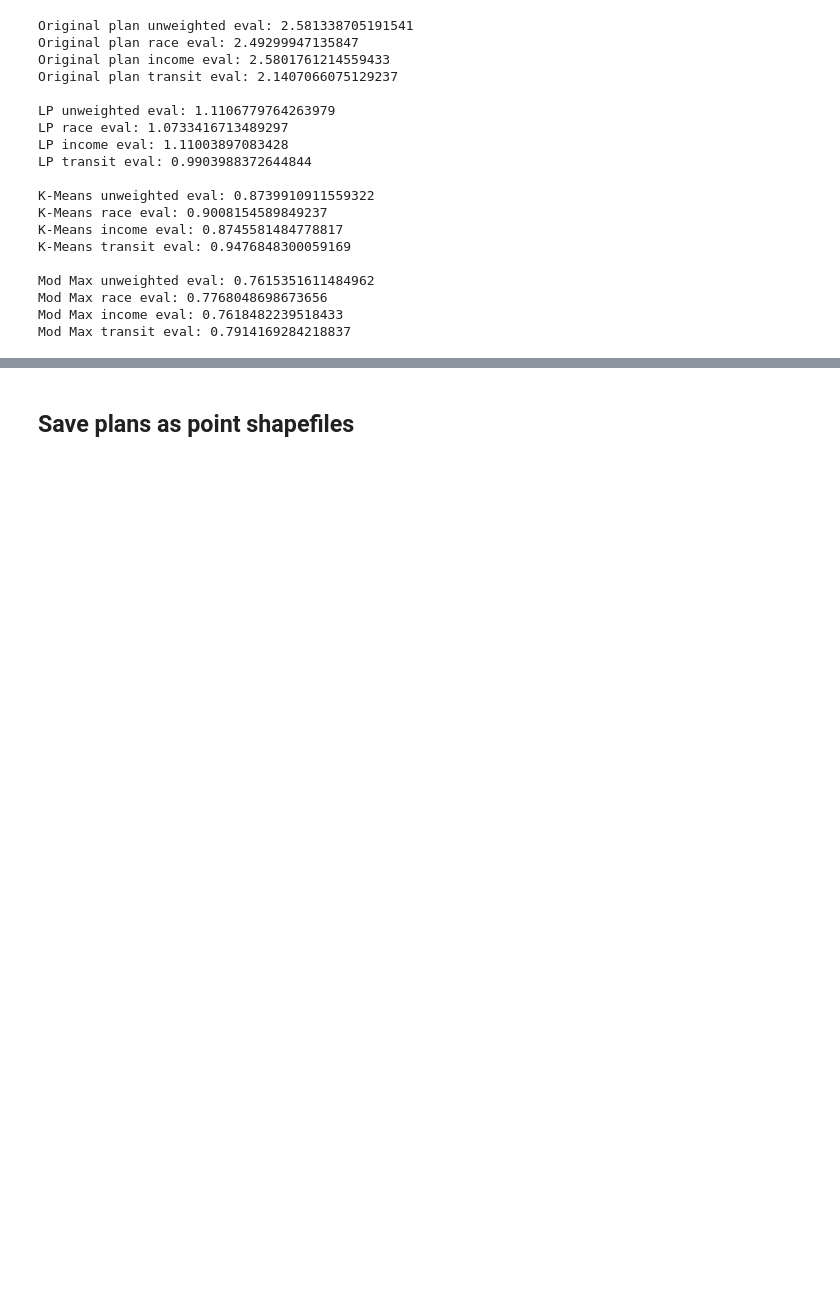
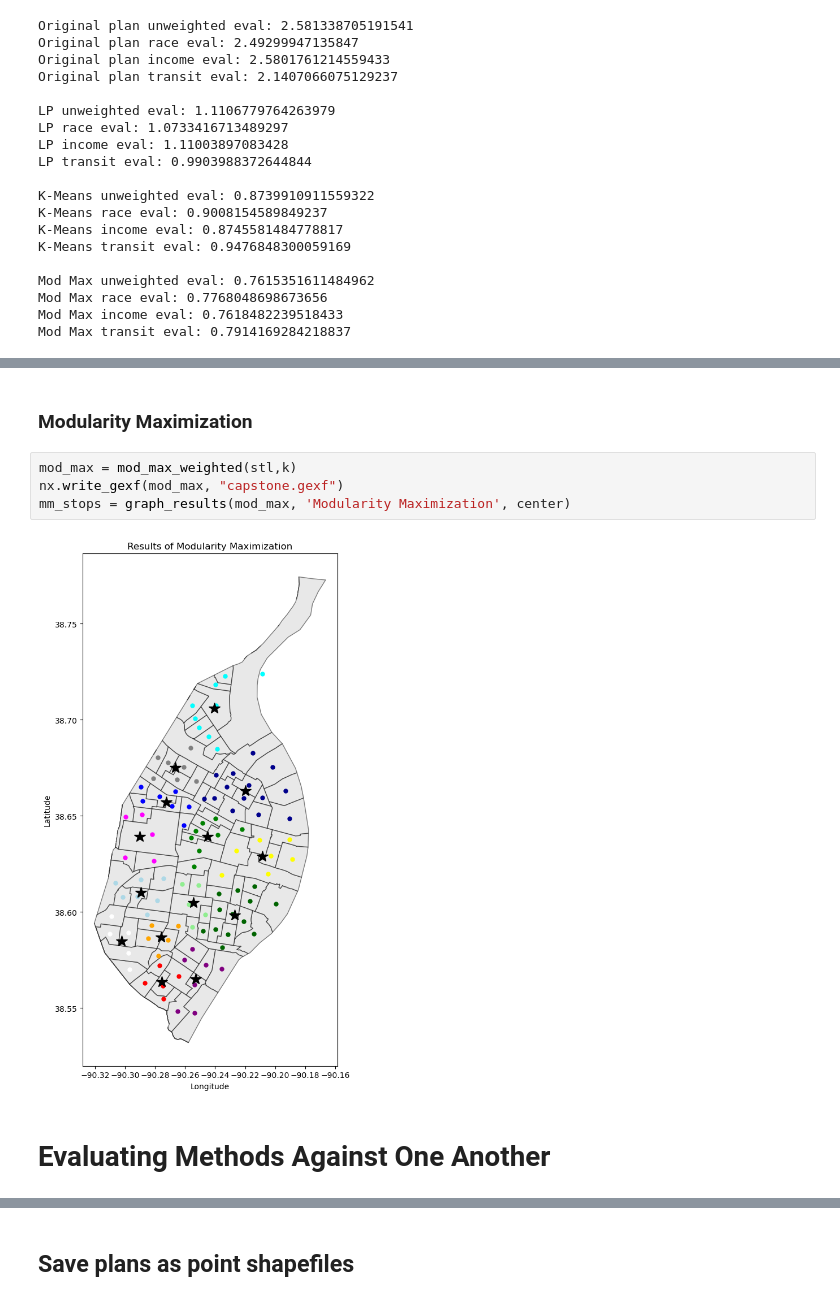
Before and after one commit to juliatompkins/trio-capstone, a Jupyter notebook: algorithms code/All Methods Compared.ipynb, the cells around one changed output, grey strips where cells are left out. Saved outputs shown, nothing was run; the diff lists cells and outputs as text; blank space fills up the shorter version.

```diff
--- a/algorithms code/All Methods Compared.ipynb
+++ b/algorithms code/All Methods Compared.ipynb
@@ -189,0 +208,10 @@ plt.show()
+# %% [markdown]
+### Modularity Maximization
+# %%
+mod_max = mod_max_weighted(stl,k)
+nx.write_gexf(mod_max, "capstone.gexf")
+mm_stops = graph_results(mod_max, 'Modularity Maximization', center)
+# %% [output]
+[figure, added]
+# %% [markdown]
+# Evaluating Methods Against One Another
```
Also changed, not shown: parts of 14 cells of this notebook, 21 other files.
